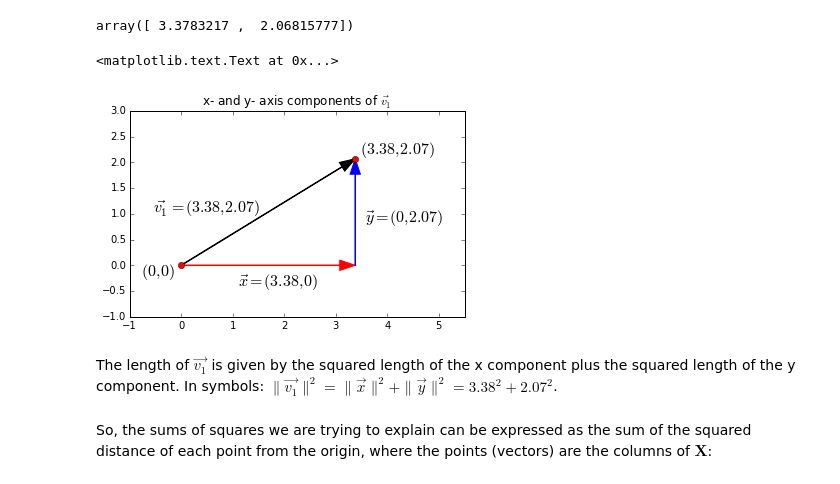
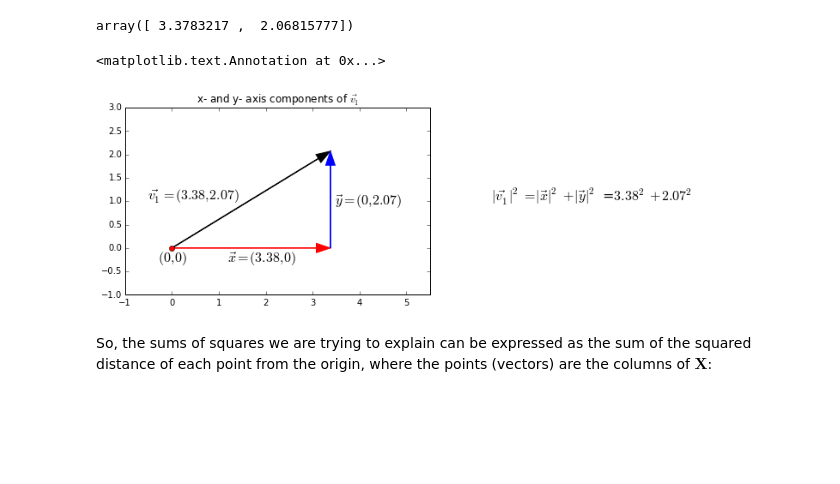
Before and after one commit to practical-neuroimaging/pna2015, a Jupyter notebook: day7/pca_introduction.ipynb, the cells around one changed output. Cells and saved outputs as stored; diff of their text form; code cells hidden in the pictures; blank space fills up the shorter version.

```diff
--- a/day7/pca_introduction.ipynb
+++ b/day7/pca_introduction.ipynb
@@ -71,39 +72,35 @@ array([ 3.3783217 ,  2.06815777])
 # %%
 # Show first vector as sum of x and y axis vectors
 x, y = v1
-
-# Plot points at either end of vector
-plt.plot([0, x], [0, y], 'ro')
-
-# Vectors as arrows
-def show_vector(from_x, from_y, to_x, to_y, color):
-    plt.arrow(from_x, from_y, to_x - from_x, to_y - from_y,
-              color=color, length_includes_head=True, width=0.01)
-
-show_vector(0, 0, x, 0, 'r')
-show_vector(x, 0, x, y, 'b')
-show_vector(0, 0, x, y, 'k')
-
-def label_point(label, x, y, x_off, y_off):
-    plt.annotate(label, (x, y), xytext=(x_off, y_off),
-                 textcoords='offset points', fontsize=16)
-
-label_point('$(0, 0)$', 0, 0, -40, -10)
-label_point('$({:.2f}, {:.2f})$'.format(x, y), x, y, 5, 5)
-label_point(r'$\vec{{v_1}} = ({x:.2f}, {y:.2f})$'.format(x=x, y=y),
-            x / 2, y / 2, -115, 0)
-label_point(r'$\vec{{x}} = ({x:.2f}, 0)$'.format(x=x),
-            x / 2, 0, -30, -20)
-label_point(r'$\vec{{y}} = (0, {y:.2f})$'.format(y=y),
-            x, y / 2, 10, -10)
-plt.axis((-1, 5.5, -1, 3))
-plt.gca().set_aspect('equal', adjustable='box')
-plt.title(r'x- and y- axis components of $\vec{v_1}$')
+# Make subplots for vectors and text
+fig, (vec_ax, txt_ax) = plt.subplots(1, 2, figsize=(14, 4))
+# Plot 0, 0
+vec_ax.plot(0, 0, 'ro')
+# Show vectors as arrows
+vec_ax.arrow(0, 0, x, 0, color='r', length_includes_head=True, width=0.01)
+vec_ax.arrow(0, 0, x, y, color='k', length_includes_head=True, width=0.01)
+vec_ax.arrow(x, 0, 0, y, color='b', length_includes_head=True, width=0.01)
+# Label origin
+vec_ax.annotate('$(0, 0)$', (-0.3, -0.3), fontsize=16)
+# Label vectors
+vec_ax.annotate(r'$\vec{{v_1}} = ({x:.2f}, {y:.2f})$'.format(x=x, y=y),
+                (x / 2 - 2.2, y / 2), fontsize=16)
+vec_ax.annotate(r'$\vec{{x}} = ({x:.2f}, 0)$'.format(x=x),
+                (x / 2 - 0.5, -0.3), fontsize=16)
+vec_ax.annotate(r'$\vec{{y}} = (0, {y:.2f})$'.format(y=y),
+                (x + 0.1, y / 2 - 0.1), fontsize=16)
+# Make sure axes are correct lengths
+vec_ax.axis((-1, 5.5, -1, 3))
+vec_ax.set_aspect('equal', adjustable='box')
+vec_ax.set_title(r'x- and y- axis components of $\vec{v_1}$')
+# Text about lengths
+txt_ax.axis('off')
+txt_ax.annotate(r'$\|\vec{v_1}\|^2 = \|\vec{x}\|^2 + \|\vec{y}\|^2$ =' +
+                '${x:.2f}^2 + {y:.2f}^2$'.format(x=x, y=y),
+                (0, 0.5), fontsize=16)
 # %% [output]
-<matplotlib.text.Text at 0x...>
+<matplotlib.text.Annotation at 0x...>
-[figure, old version]
+[figure, new version]
-# %% [markdown]
-The length of $\vec{v_1}$ is given by the squared length of the x component plus the squared length of the y component.  In symbols: $\|\vec{v_1}\|^2 = \|\vec{x}\|^2 + \|\vec{y}\|^2 = 3.38^2 + 2.07^2$.
 # %% [markdown]
 So, the sums of squares we are trying to explain can be expressed as the sum of the squared distance of each point from the origin, where the points (vectors) are the columns of $\mathbf{X}$:
 # %%
```
Also changed, not shown: parts of 21 cells of this notebook.
